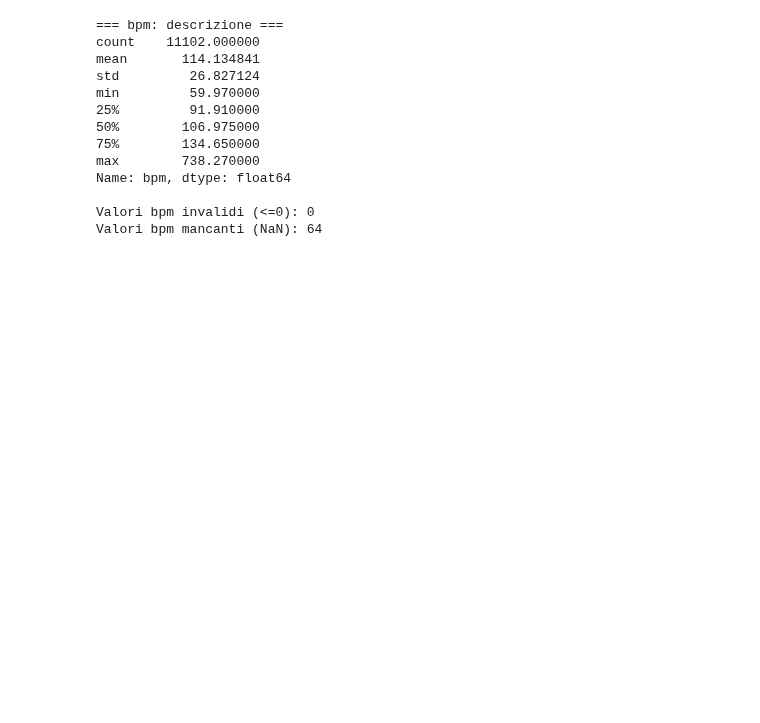
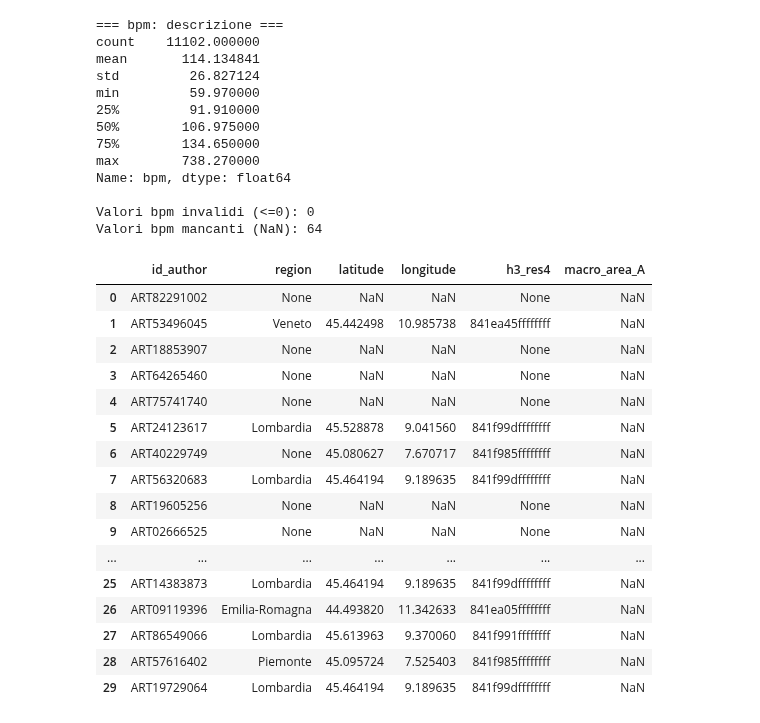
Before and after one commit to ChefBB/dss_lab_project, a Jupyter notebook: nicholas.ipynb, the cells around one changed output. Saved outputs shown, nothing was run; the diff lists cells and outputs as text; code cells hidden in the pictures; blank space fills up the shorter version.

```diff
--- a/nicholas.ipynb
+++ b/nicholas.ipynb
@@ -707,0 +705,80 @@ Valori bpm mancanti (NaN): 64
+# %%
+import h3
+import pandas as pd
+
+RES_FINE = 8
+RES_COARSE = 4
+
+def compute_h3_levels(lat, lon):
+    if pd.isna(lat) or pd.isna(lon):
+        return None, None
+    h3_fine = h3.latlng_to_cell(lat, lon, RES_FINE)
+    h3_coarse = h3.cell_to_parent(h3_fine, RES_COARSE)
+    return h3_fine, h3_coarse
+
+artists[["h3_res8", "h3_res4"]] = artists.apply(
+    lambda r: pd.Series(compute_h3_levels(r["latitude"], r["longitude"])),
+    axis=1
+)
+import h3
+import pandas as pd
+
+# 1. funzione per classificare il centro della cella
+def classify_macro_from_center(lat, lon):
+    """
+    Esempio semplice:
+      - lat >= 44  → North
+      - 41 <= lat < 44 → Center
+      - lat < 41 → South
+    Puoi aggiustare le soglie se vuoi.
+    """
+    if pd.isna(lat) or pd.isna(lon):
+        return "Unknown"
+    if lat >= 44:
+        return "North"
+    elif lat >= 41:
+        return "Center"
+    else:
+        return "South"
+
+# 2. calcola centro (lat, lon) per ogni macro-cella H3 unica
+unique_cells = artists["h3_res4"].dropna().drop_duplicates()
+
+centers_df = unique_cells.apply(
+    lambda cell: pd.Series(h3.cell_to_latlng(cell), index=["lat_center", "lon_center"])
+)
+centers_df.index.name = "h3_res4"
+centers_df.reset_index(inplace=True)
+
+# 3. assegna macro-area A in base al centro
+centers_df["macro_area_A"] = centers_df.apply(
+    lambda r: classify_macro_from_center(r["lat_center"], r["lon_center"]),
+    axis=1
+)
+
+# 4. mapping cella H3 → macro_area_A
+macro_map_A = dict(zip(centers_df["h3_res4"], centers_df["macro_area_A"]))
+
+# 5. aggiungi colonna macro_area_A al DataFrame artists
+artists["macro_area_A"] = artists["h3_res4"].map(macro_map_A)
+
+# opzionale: guarda qualche risultato
+artists[["id_author","region","latitude","longitude","h3_res4","macro_area_A"]].head(30)
+# %% [output]
+|  | id_author | region | latitude | longitude | h3_res4 | macro_area_A |
+| 0 | ART82291002 | None | NaN | NaN | None | NaN |
+| 1 | ART53496045 | Veneto | 45.442498 | 10.985738 | 841ea45ffffffff | NaN |
+| 2 | ART18853907 | None | NaN | NaN | None | NaN |
+| 3 | ART64265460 | None | NaN | NaN | None | NaN |
+| 4 | ART75741740 | None | NaN | NaN | None | NaN |
+| 5 | ART24123617 | Lombardia | 45.528878 | 9.041560 | 841f99dffffffff | NaN |
+| 6 | ART40229749 | None | 45.080627 | 7.670717 | 841f985ffffffff | NaN |
+| 7 | ART56320683 | Lombardia | 45.464194 | 9.189635 | 841f99dffffffff | NaN |
+| 8 | ART19605256 | None | NaN | NaN | None | NaN |
+| 9 | ART02666525 | None | NaN | NaN | None | NaN |
+| ... | ... | ... | ... | ... | ... | ... |
+| 25 | ART14383873 | Lombardia | 45.464194 | 9.189635 | 841f99dffffffff | NaN |
+| 26 | ART09119396 | Emilia-Romagna | 44.493820 | 11.342633 | 841ea05ffffffff | NaN |
+| 27 | ART86549066 | Lombardia | 45.613963 | 9.370060 | 841f991ffffffff | NaN |
+| 28 | ART57616402 | Piemonte | 45.095724 | 7.525403 | 841f985ffffffff | NaN |
+| 29 | ART19729064 | Lombardia | 45.464194 | 9.189635 | 841f99dffffffff | NaN |
```
Also changed, not shown: parts of 24 cells of this notebook.
